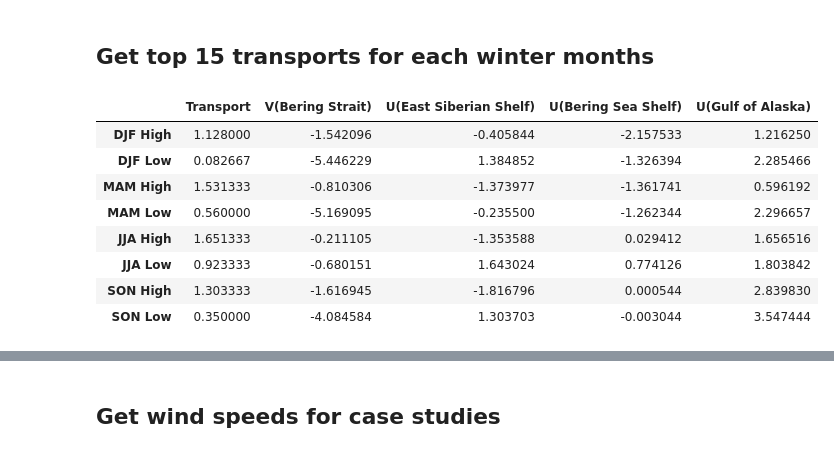
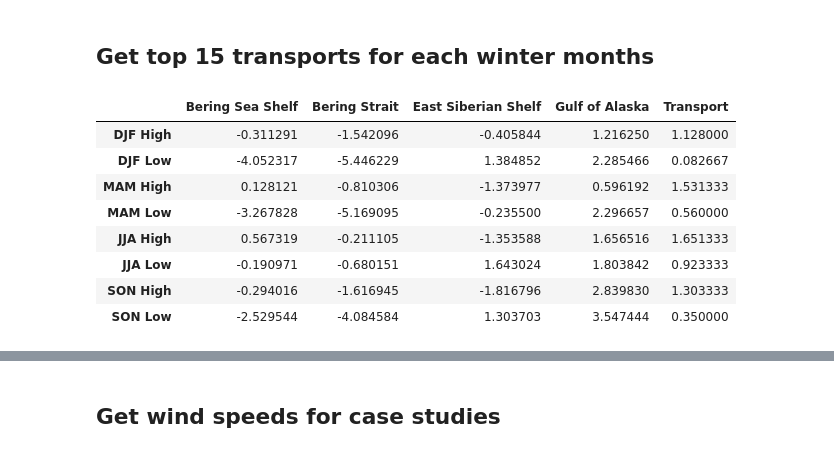
Before and after one commit to andypbarrett/BeringStraitHeatFlux, a Jupyter notebook: notebooks/correlate_regional_winds_and_transport.ipynb, the cells around one changed output, grey strips where cells are left out. Saved outputs shown, nothing was run; the diff lists cells and outputs as text; code cells hidden in the pictures.

Commit message:
changed BSS winds to v-comp, added code to calc significance

```diff
--- a/notebooks/correlate_regional_winds_and_transport.ipynb
+++ b/notebooks/correlate_regional_winds_and_transport.ipynb
@@ -429,7 +429,7 @@ fig.savefig('transport_vs_regional_wind_rotated.png')
 df_raw = pd.DataFrame({'Transport': transport,
                   'Bering Strait': get_regional_wind(uda, vda, rotation=0., wind='v', region='bering_strait'),
                   'East Siberian Shelf': get_regional_wind(uda, vda, rotation=0., wind='u', region='east_siberian_sea'),
-                  'Bering Sea Shelf': get_regional_wind(uda, vda, rotation=0., wind='u', region='bering_sea_shelf'),
+                  'Bering Sea Shelf': get_regional_wind(uda, vda, rotation=0., wind='v', region='bering_sea_shelf'),
                   'Gulf of Alaska': get_regional_wind(uda, vda, rotation=0., wind='u', region='gulf_of_alaska')})
 df_raw.dropna(axis=0, inplace=True)
 df_raw.head()
@@ -509,17 +513,18 @@ def get_mean_winds(df, season, N=15):
     return pd.merge(dfTop.to_frame(season+' High'), dfBot.to_frame(season+' Low'),
                     left_index=True, right_index=True).T
 # %%
-pd.concat( [get_mean_winds(bigDf, 'DJF'),
-            get_mean_winds(bigDf, 'MAM'),
-            get_mean_winds(bigDf, 'JJA'),
-            get_mean_winds(bigDf, 'SON')] )
+hilo_winds = pd.concat( [get_mean_winds(df_raw, 'DJF'),
+                         get_mean_winds(df_raw, 'MAM'),
+                         get_mean_winds(df_raw, 'JJA'),
+                         get_mean_winds(df_raw, 'SON')] )
+hilo_winds
 # %% [output]
-|  | Transport | V(Bering Strait) | U(East Siberian Shelf) | U(Bering Sea Shelf) | U(Gulf of Alaska) |
-| DJF High | 1.128000 | -1.542096 | -0.405844 | -2.157533 | 1.216250 |
-| DJF Low | 0.082667 | -5.446229 | 1.384852 | -1.326394 | 2.285466 |
-| MAM High | 1.531333 | -0.810306 | -1.373977 | -1.361741 | 0.596192 |
-| MAM Low | 0.560000 | -5.169095 | -0.235500 | -1.262344 | 2.296657 |
-| JJA High | 1.651333 | -0.211105 | -1.353588 | 0.029412 | 1.656516 |
-| JJA Low | 0.923333 | -0.680151 | 1.643024 | 0.774126 | 1.803842 |
-| SON High | 1.303333 | -1.616945 | -1.816796 | 0.000544 | 2.839830 |
-| SON Low | 0.350000 | -4.084584 | 1.303703 | -0.003044 | 3.547444 |
+|  | Bering Sea Shelf | Bering Strait | East Siberian Shelf | Gulf of Alaska | Transport |
+| DJF High | -0.311291 | -1.542096 | -0.405844 | 1.216250 | 1.128000 |
+| DJF Low | -4.052317 | -5.446229 | 1.384852 | 2.285466 | 0.082667 |
+| MAM High | 0.128121 | -0.810306 | -1.373977 | 0.596192 | 1.531333 |
+| MAM Low | -3.267828 | -5.169095 | -0.235500 | 2.296657 | 0.560000 |
+| JJA High | 0.567319 | -0.211105 | -1.353588 | 1.656516 | 1.651333 |
+| JJA Low | -0.190971 | -0.680151 | 1.643024 | 1.803842 | 0.923333 |
+| SON High | -0.294016 | -1.616945 | -1.816796 | 2.839830 | 1.303333 |
+| SON Low | -2.529544 | -4.084584 | 1.303703 | 3.547444 | 0.350000 |
```
Also changed, not shown: parts of 9 cells of this notebook.
